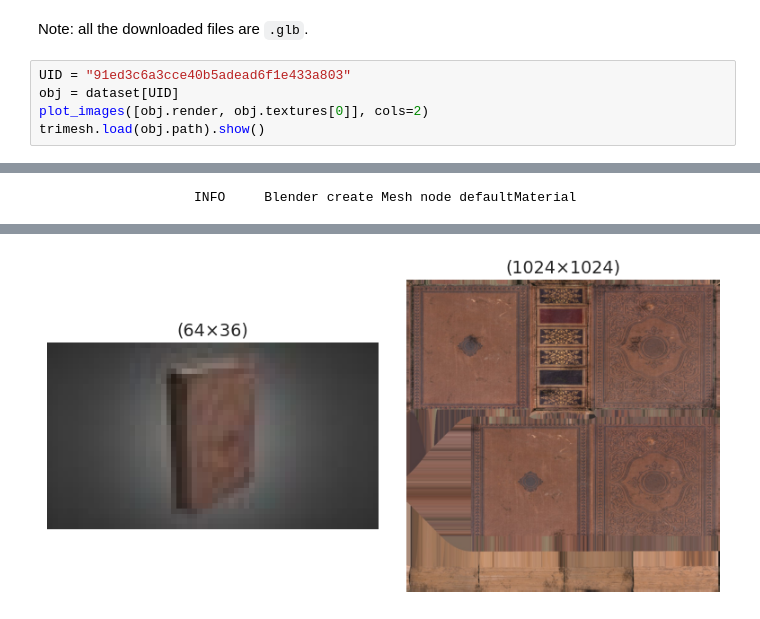
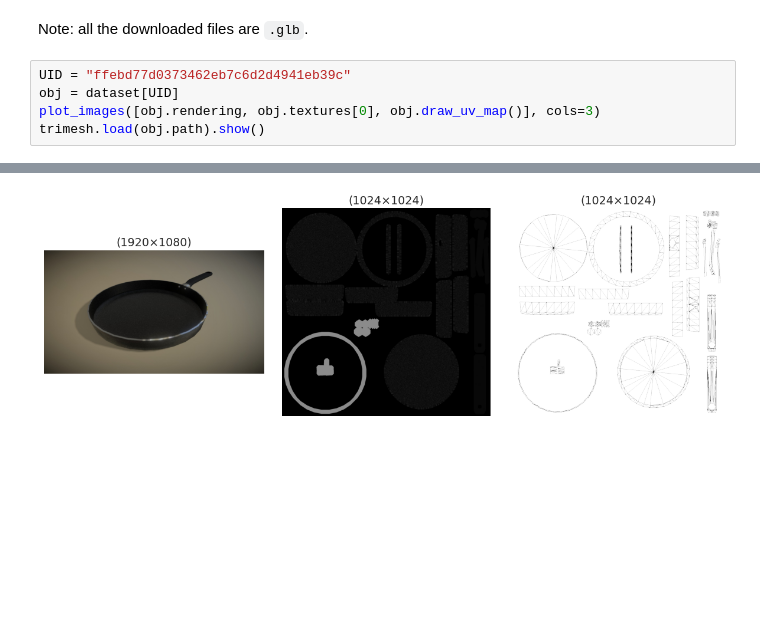
Before and after one commit to MrPio/Texture-Anything, a Jupyter notebook: 1-annotations_filtering/1.4.1-Visualize_Samples_Objaverse.ipynb, the cells around one changed output, grey strips where cells are left out. Saved outputs shown, nothing was run; the diff lists cells and outputs as text; blank space fills up the shorter version.

Commit message:
Fix 1.4.1 rendering image retrieval. Fix numpy requirement for BPY.

```diff
--- a/1-annotations_filtering/1.4.1-Visualize_Samples_Objaverse.ipynb
+++ b/1-annotations_filtering/1.4.1-Visualize_Samples_Objaverse.ipynb
@@ -14,8 +14,8 @@ dataset = ObjaverseDataset3D()
 # %% [markdown]
 Note: all the downloaded files are `.glb`.
 # %%
-UID = "91ed3c6a3cce40b5adead6f1e433a803"
+UID = "ffebd77d0373462eb7c6d2d4941eb39c"
 obj = dataset[UID]
-plot_images([obj.render, obj.textures[0]], cols=2)
+plot_images([obj.rendering, obj.textures[0], obj.draw_uv_map()], cols=3)
 trimesh.load(obj.path).show()
 # %% [output]
@@ -25 +21,0 @@ trimesh.load(obj.path).show()
-                    INFO     Blender create Mesh node defaultMaterial
@@ -28,2 +22,2 @@ trimesh.load(obj.path).show()
-[figure, old version]
+[figure, new version]
 [interactive output not drawn]
```
Also changed, not shown: parts of 1 cell of this notebook, 3 other files.
